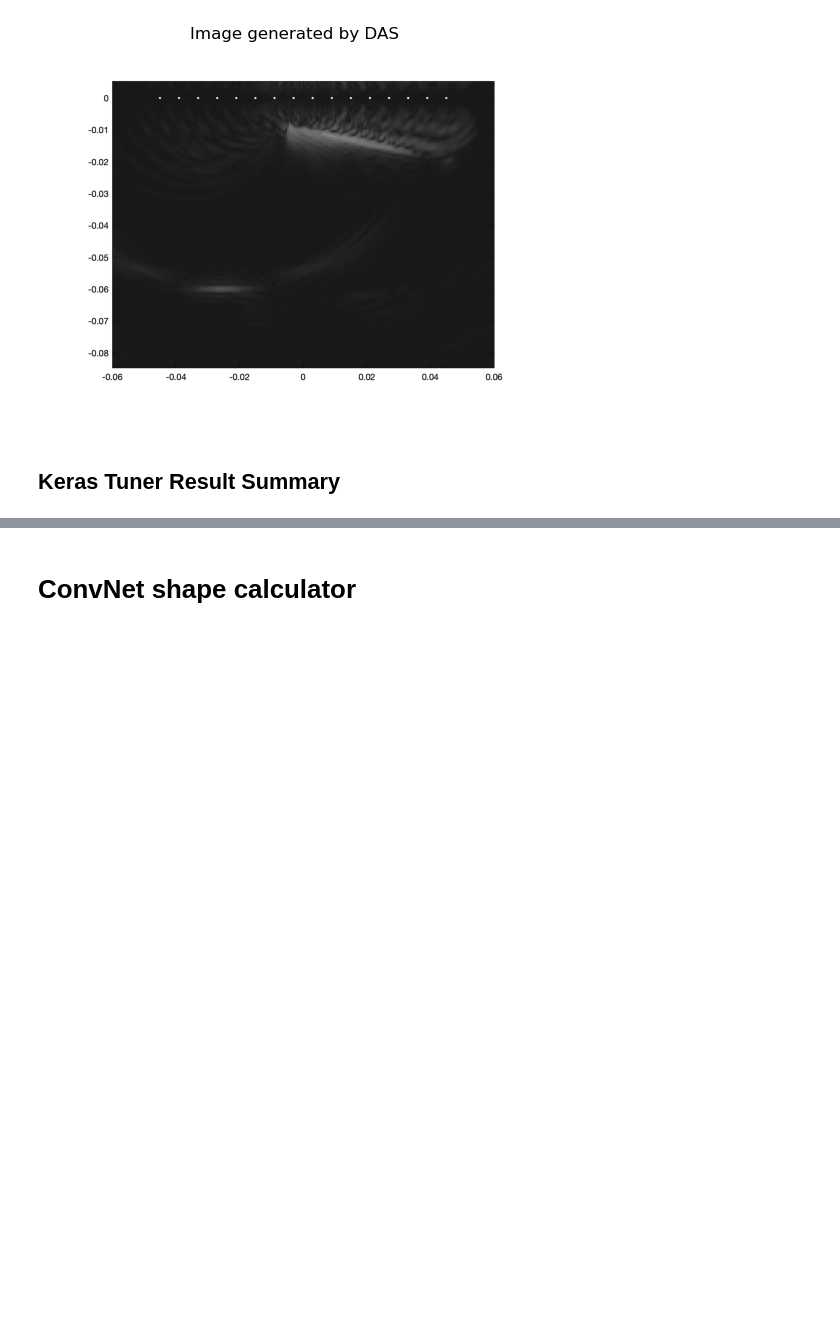
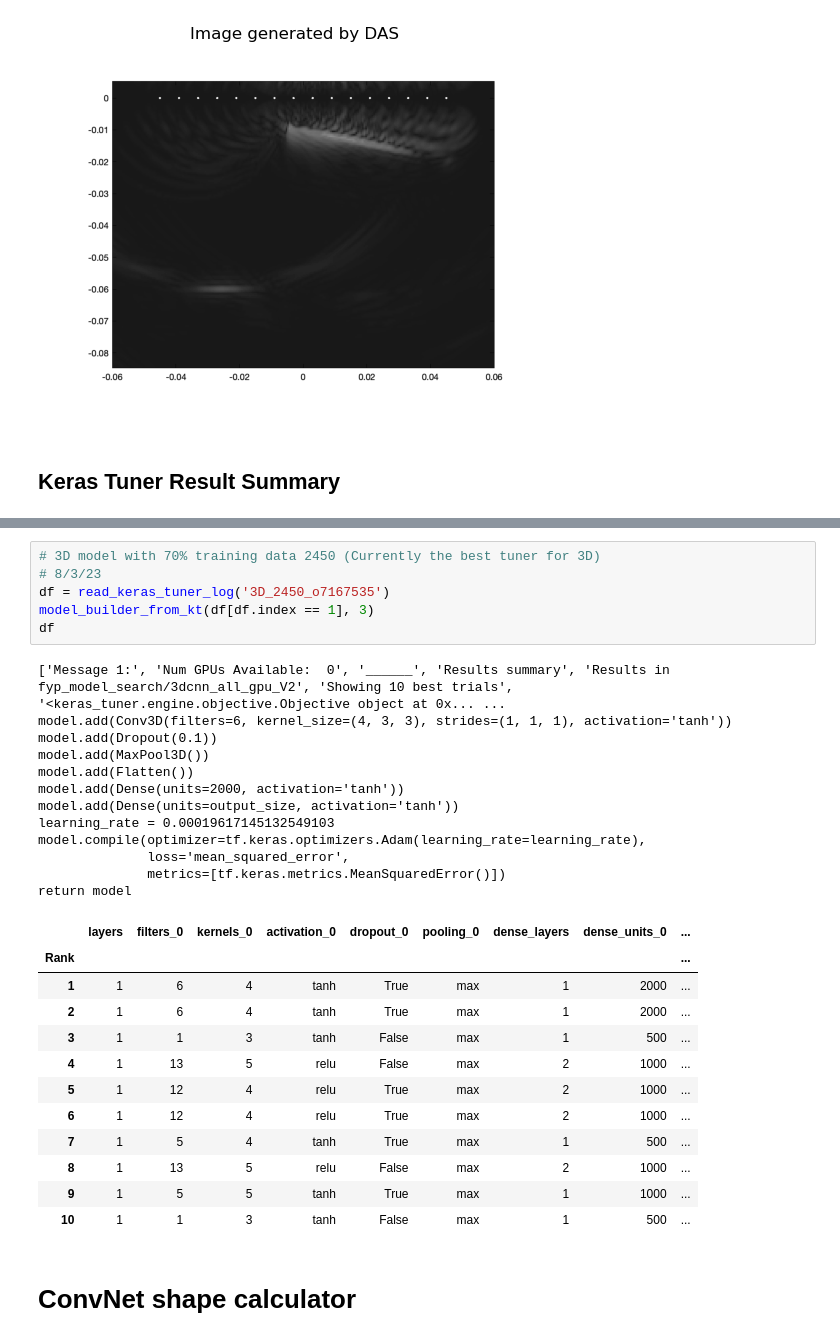
Before and after one commit to MC-Kangan/FYP_Ultrasound_Imaging_ML, a Jupyter notebook: Model_tester.ipynb, the cells around one changed output, grey strips where cells are left out. Cells and saved outputs as stored; diff of their text form; blank space fills up the shorter version.

```diff
--- a/Model_tester.ipynb
+++ b/Model_tester.ipynb
@@ -413,3 +536,34 @@ read_keras_tuner_log('o7153821') # Not valid (only 100 data)
+# %%
+# 3D model with 70% training data 2450 (Currently the best tuner for 3D)
+# 8/3/23
+df = read_keras_tuner_log('3D_2450_o7167535')
+model_builder_from_kt(df[df.index == 1], 3)
+df
+# %% [output]
+['Message 1:', 'Num GPUs Available:  0', '______', 'Results summary', 'Results in fyp_model_search/3dcnn_all_gpu_V2', 'Showing 10 best trials', '<keras_tuner.engine.objective.Objective object at 0x... ...
+model.add(Conv3D(filters=6, kernel_size=(4, 3, 3), strides=(1, 1, 1), activation='tanh'))
+model.add(Dropout(0.1))
+model.add(MaxPool3D())
+model.add(Flatten())
+model.add(Dense(units=2000, activation='tanh'))
+model.add(Dense(units=output_size, activation='tanh'))
+learning_rate = 0.00019617145132549103
+model.compile(optimizer=tf.keras.optimizers.Adam(learning_rate=learning_rate),
+              loss='mean_squared_error',
+              metrics=[tf.keras.metrics.MeanSquaredError()])
+return model
+|  | layers | filters_0 | kernels_0 | activation_0 | dropout_0 | pooling_0 | dense_layers | dense_units_0 | ... |
+| Rank |  |  |  |  |  |  |  |  | ... |
+| 1 | 1 | 6 | 4 | tanh | True | max | 1 | 2000 | ... |
+| 2 | 1 | 6 | 4 | tanh | True | max | 1 | 2000 | ... |
+| 3 | 1 | 1 | 3 | tanh | False | max | 1 | 500 | ... |
+| 4 | 1 | 13 | 5 | relu | False | max | 2 | 1000 | ... |
+| 5 | 1 | 12 | 4 | relu | True | max | 2 | 1000 | ... |
+| 6 | 1 | 12 | 4 | relu | True | max | 2 | 1000 | ... |
+| 7 | 1 | 5 | 4 | tanh | True | max | 1 | 500 | ... |
+| 8 | 1 | 13 | 5 | relu | False | max | 2 | 1000 | ... |
+| 9 | 1 | 5 | 5 | tanh | True | max | 1 | 1000 | ... |
+| 10 | 1 | 1 | 3 | tanh | False | max | 1 | 500 | ... |
 # %% [markdown]
 # ConvNet shape calculator
 # %%
```
Also changed, not shown: parts of 5 cells of this notebook, 2 other files.
